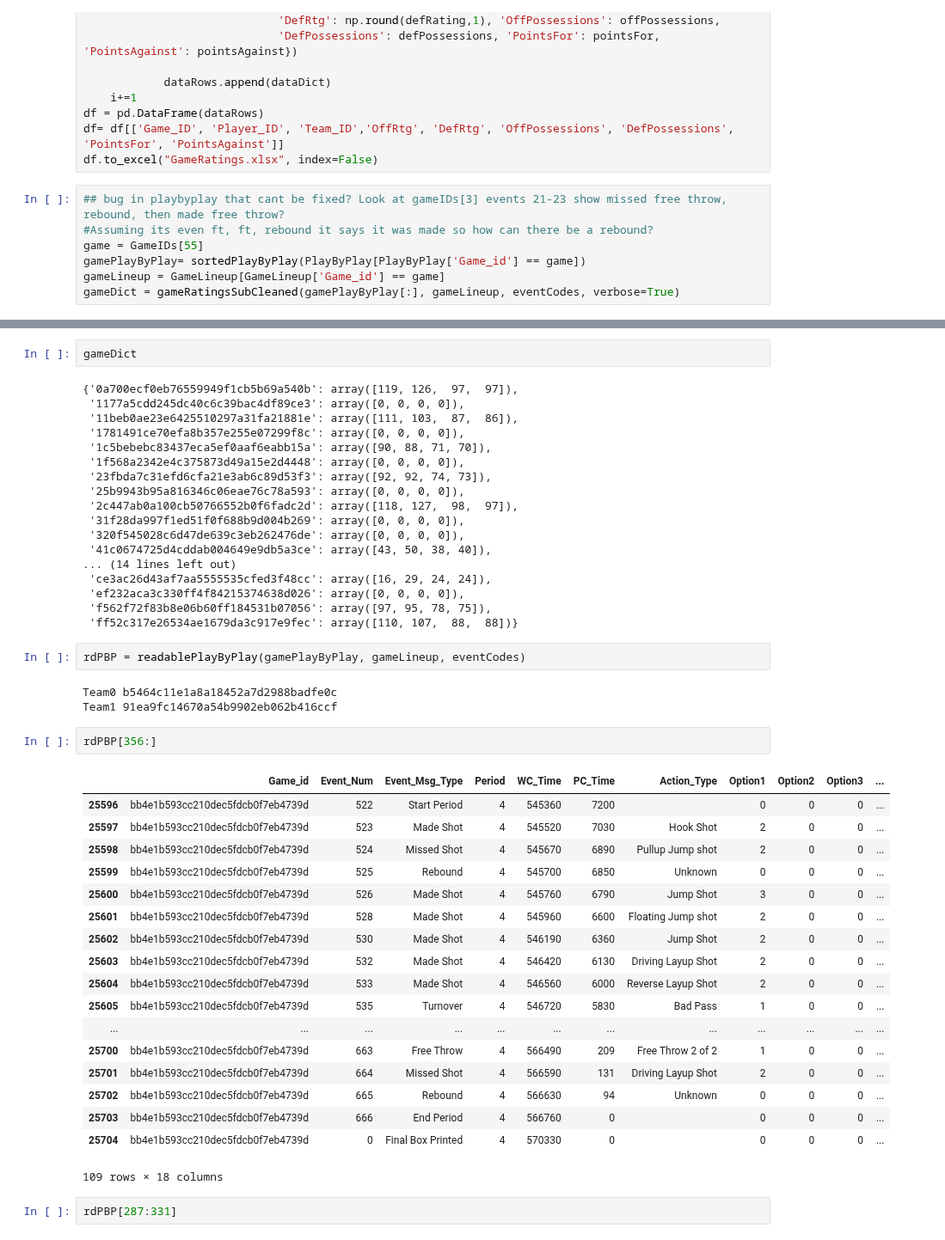
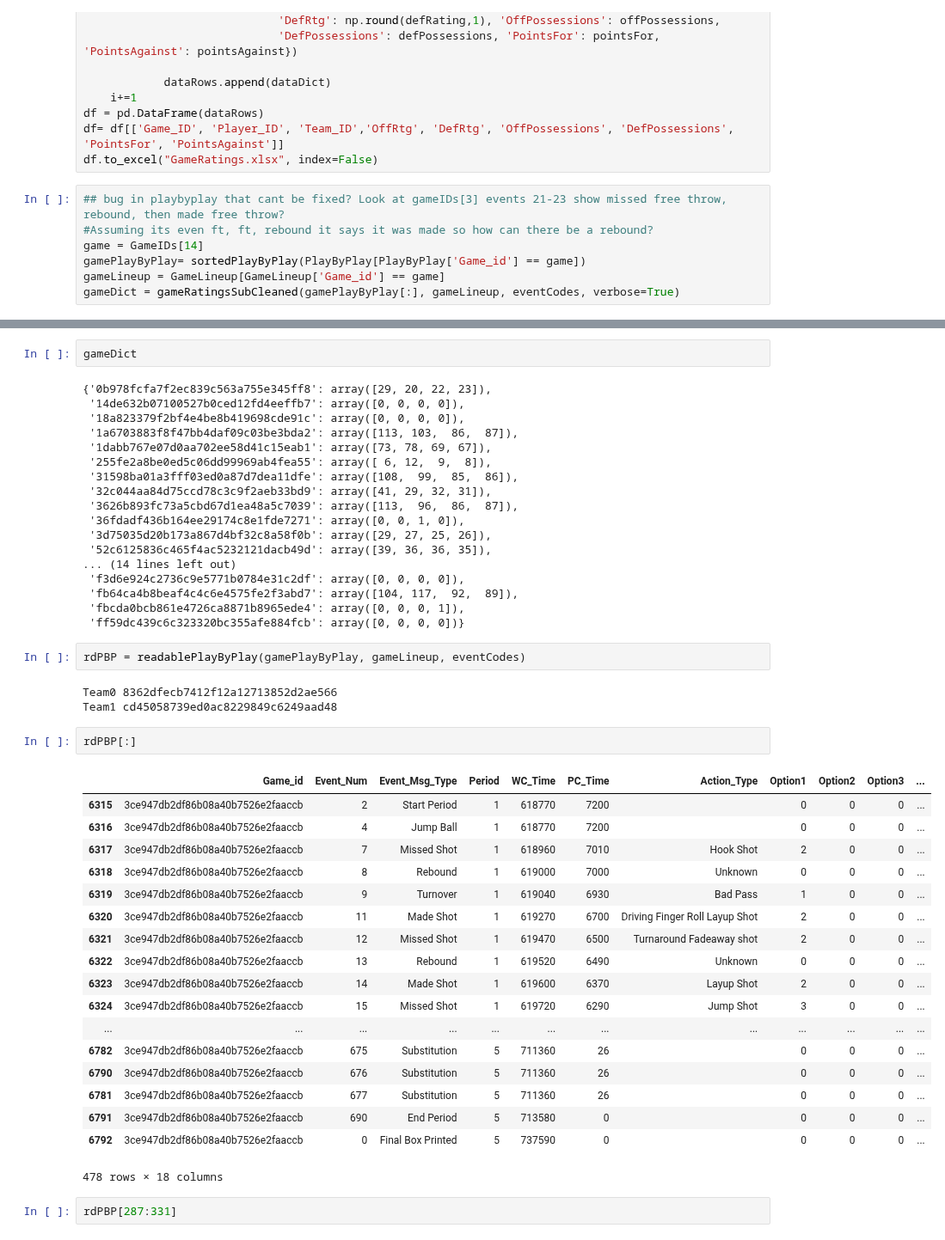
Before and after one commit to wpouse/NBA, a Jupyter notebook: Hackathon Prompt/NBARatingsScrubbed.ipynb, the cells around one changed output, grey strips where cells are left out. Shown at 86% size. Cells and saved outputs as stored; diff of their text form.

```diff
--- a/Hackathon Prompt/NBARatingsScrubbed.ipynb
+++ b/Hackathon Prompt/NBARatingsScrubbed.ipynb
@@ -764,7 +764,7 @@ df.to_excel("GameRatings.xlsx", index=False)
 # %%
 ## bug in playbyplay that cant be fixed? Look at gameIDs[3] events 21-23 show missed free throw, rebound, then made free throw?
 #Assuming its even ft, ft, rebound it says it was made so how can there be a rebound?
-game = GameIDs[55]
+game = GameIDs[14]
 gamePlayByPlay= sortedPlayByPlay(PlayByPlay[PlayByPlay['Game_id'] == game])
 gameLineup = GameLineup[GameLineup['Game_id'] == game]
 gameDict = gameRatingsSubCleaned(gamePlayByPlay[:], gameLineup, eventCodes, verbose=True)
@@ -789,49 +789,49 @@ Final Box Printed by 0370a0d090da0d0edc6319f120187e0e
 # %%
 gameDict
 # %% [output]
-{'0a700ecf0eb76559949f1cb5b69a540b': array([119, 126,  97,  97]),
- '1177a5cdd245dc40c6c39bac4df89ce3': array([0, 0, 0, 0]),
- '11beb0ae23e6425510297a31fa21881e': array([111, 103,  87,  86]),
- '1781491ce70efa8b357e255e07299f8c': array([0, 0, 0, 0]),
- '1c5bebebc83437eca5ef0aaf6eabb15a': array([90, 88, 71, 70]),
- '1f568a2342e4c375873d49a15e2d4448': array([0, 0, 0, 0]),
- '23fbda7c31efd6cfa21e3ab6c89d53f3': array([92, 92, 74, 73]),
- '25b9943b95a816346c06eae76c78a593': array([0, 0, 0, 0]),
- '2c447ab0a100cb50766552b0f6fadc2d': array([118, 127,  98,  97]),
- '31f28da997f1ed51f0f688b9d004b269': array([0, 0, 0, 0]),
- '320f545028c6d47de639c3eb262476de': array([0, 0, 0, 0]),
- '41c0674725d4cddab004649e9db5a3ce': array([43, 50, 38, 40]),
+{'0b978fcfa7f2ec839c563a755e345ff8': array([29, 20, 22, 23]),
+ '14de632b07100527b0ced12fd4eeffb7': array([0, 0, 0, 0]),
+ '18a823379f2bf4e4be8b419698cde91c': array([0, 0, 0, 0]),
+ '1a6703883f8f47bb4daf09c03be3bda2': array([113, 103,  86,  87]),
+ '1dabb767e07d0aa702ee58d41c15eab1': array([73, 78, 69, 67]),
+ '255fe2a8be0ed5c06dd99969ab4fea55': array([ 6, 12,  9,  8]),
+ '31598ba01a3fff03ed0a87d7dea11dfe': array([108,  99,  85,  86]),
+ '32c044aa84d75ccd78c3c9f2aeb33bd9': array([41, 29, 32, 31]),
+ '3626b893fc73a5cbd67d1ea48a5c7039': array([113,  96,  86,  87]),
+ '36fdadf436b164ee29174c8e1fde7271': array([0, 0, 1, 0]),
+ '3d75035d20b173a867d4bf32c8a58f0b': array([29, 27, 25, 26]),
+ '52c6125836c465f4ac5232121dacb49d': array([39, 36, 36, 35]),
 ... (14 lines left out)
- 'ce3ac26d43af7aa5555535cfed3f48cc': array([16, 29, 24, 24]),
- 'ef232aca3c330ff4f84215374638d026': array([0, 0, 0, 0]),
- 'f562f72f83b8e06b60ff184531b07056': array([97, 95, 78, 75]),
- 'ff52c317e26534ae1679da3c917e9fec': array([110, 107,  88,  88])}
+ 'f3d6e924c2736c9e5771b0784e31c2df': array([0, 0, 0, 0]),
+ 'fb64ca4b8beaf4c4c6e4575fe2f3abd7': array([104, 117,  92,  89]),
+ 'fbcda0bcb861e4726ca8871b8965ede4': array([0, 0, 0, 1]),
+ 'ff59dc439c6c323320bc355afe884fcb': array([0, 0, 0, 0])}
 # %%
 rdPBP = readablePlayByPlay(gamePlayByPlay, gameLineup, eventCodes)
 # %% [output]
-Team0 b5464c11e1a8a18452a7d2988badfe0c
-Team1 91ea9fc14670a54b9902eb062b416ccf
+Team0 8362dfecb7412f12a12713852d2ae566
+Team1 cd45058739ed0ac8229849c6249aad48
 # %%
-rdPBP[356:]
+rdPBP[:]
 # %% [output]
 |  | Game_id | Event_Num | Event_Msg_Type | Period | WC_Time | PC_Time | Action_Type | Option1 | Option2 | Option3 | ... |
-| 25596 | bb4e1b593cc210dec5fdcb0f7eb4739d | 522 | Start Period | 4 | 545360 | 7200 |  | 0 | 0 | 0 | ... |
-| 25597 | bb4e1b593cc210dec5fdcb0f7eb4739d | 523 | Made Shot | 4 | 545520 | 7030 | Hook Shot | 2 | 0 | 0 | ... |
-| 25598 | bb4e1b593cc210dec5fdcb0f7eb4739d | 524 | Missed Shot | 4 | 545670 | 6890 | Pullup Jump shot | 2 | 0 | 0 | ... |
-| 25599 | bb4e1b593cc210dec5fdcb0f7eb4739d | 525 | Rebound | 4 | 545700 | 6850 | Unknown | 0 | 0 | 0 | ... |
-| 25600 | bb4e1b593cc210dec5fdcb0f7eb4739d | 526 | Made Shot | 4 | 545760 | 6790 | Jump Shot | 3 | 0 | 0 | ... |
-| 25601 | bb4e1b593cc210dec5fdcb0f7eb4739d | 528 | Made Shot | 4 | 545960 | 6600 | Floating Jump shot | 2 | 0 | 0 | ... |
-| 25602 | bb4e1b593cc210dec5fdcb0f7eb4739d | 530 | Made Shot | 4 | 546190 | 6360 | Jump Shot | 2 | 0 | 0 | ... |
-| 25603 | bb4e1b593cc210dec5fdcb0f7eb4739d | 532 | Made Shot | 4 | 546420 | 6130 | Driving Layup Shot | 2 | 0 | 0 | ... |
-| 25604 | bb4e1b593cc210dec5fdcb0f7eb4739d | 533 | Made Shot | 4 | 546560 | 6000 | Reverse Layup Shot | 2 | 0 | 0 | ... |
-| 25605 | bb4e1b593cc210dec5fdcb0f7eb4739d | 535 | Turnover | 4 | 546720 | 5830 | Bad Pass | 1 | 0 | 0 | ... |
+| 6315 | 3ce947db2df86b08a40b7526e2faaccb | 2 | Start Period | 1 | 618770 | 7200 |  | 0 | 0 | 0 | ... |
+| 6316 | 3ce947db2df86b08a40b7526e2faaccb | 4 | Jump Ball | 1 | 618770 | 7200 |  | 0 | 0 | 0 | ... |
+| 6317 | 3ce947db2df86b08a40b7526e2faaccb | 7 | Missed Shot | 1 | 618960 | 7010 | Hook Shot | 2 | 0 | 0 | ... |
+| 6318 | 3ce947db2df86b08a40b7526e2faaccb | 8 | Rebound | 1 | 619000 | 7000 | Unknown | 0 | 0 | 0 | ... |
+| 6319 | 3ce947db2df86b08a40b7526e2faaccb | 9 | Turnover | 1 | 619040 | 6930 | Bad Pass | 1 | 0 | 0 | ... |
+| 6320 | 3ce947db2df86b08a40b7526e2faaccb | 11 | Made Shot | 1 | 619270 | 6700 | Driving Finger Roll Layup Shot | 2 | 0 | 0 | ... |
+| 6321 | 3ce947db2df86b08a40b7526e2faaccb | 12 | Missed Shot | 1 | 619470 | 6500 | Turnaround Fadeaway shot | 2 | 0 | 0 | ... |
+| 6322 | 3ce947db2df86b08a40b7526e2faaccb | 13 | Rebound | 1 | 619520 | 6490 | Unknown | 0 | 0 | 0 | ... |
+| 6323 | 3ce947db2df86b08a40b7526e2faaccb | 14 | Made Shot | 1 | 619600 | 6370 | Layup Shot | 2 | 0 | 0 | ... |
+| 6324 | 3ce947db2df86b08a40b7526e2faaccb | 15 | Missed Shot | 1 | 619720 | 6290 | Jump Shot | 3 | 0 | 0 | ... |
 | ... | ... | ... | ... | ... | ... | ... | ... | ... | ... | ... | ... |
-| 25700 | bb4e1b593cc210dec5fdcb0f7eb4739d | 663 | Free Throw | 4 | 566490 | 209 | Free Throw 2 of 2 | 1 | 0 | 0 | ... |
-| 25701 | bb4e1b593cc210dec5fdcb0f7eb4739d | 664 | Missed Shot | 4 | 566590 | 131 | Driving Layup Shot | 2 | 0 | 0 | ... |
-| 25702 | bb4e1b593cc210dec5fdcb0f7eb4739d | 665 | Rebound | 4 | 566630 | 94 | Unknown | 0 | 0 | 0 | ... |
-| 25703 | bb4e1b593cc210dec5fdcb0f7eb4739d | 666 | End Period | 4 | 566760 | 0 |  | 0 | 0 | 0 | ... |
-| 25704 | bb4e1b593cc210dec5fdcb0f7eb4739d | 0 | Final Box Printed | 4 | 570330 | 0 |  | 0 | 0 | 0 | ... |
+| 6782 | 3ce947db2df86b08a40b7526e2faaccb | 675 | Substitution | 5 | 711360 | 26 |  | 0 | 0 | 0 | ... |
+| 6790 | 3ce947db2df86b08a40b7526e2faaccb | 676 | Substitution | 5 | 711360 | 26 |  | 0 | 0 | 0 | ... |
+| 6781 | 3ce947db2df86b08a40b7526e2faaccb | 677 | Substitution | 5 | 711360 | 26 |  | 0 | 0 | 0 | ... |
+| 6791 | 3ce947db2df86b08a40b7526e2faaccb | 690 | End Period | 5 | 713580 | 0 |  | 0 | 0 | 0 | ... |
+| 6792 | 3ce947db2df86b08a40b7526e2faaccb | 0 | Final Box Printed | 5 | 737590 | 0 |  | 0 | 0 | 0 | ... |
-109 rows × 18 columns
+478 rows × 18 columns
 # %%
 rdPBP[287:331]
 # %% [output]
```
Also changed, not shown: parts of 3 cells of this notebook, 4 other files.
